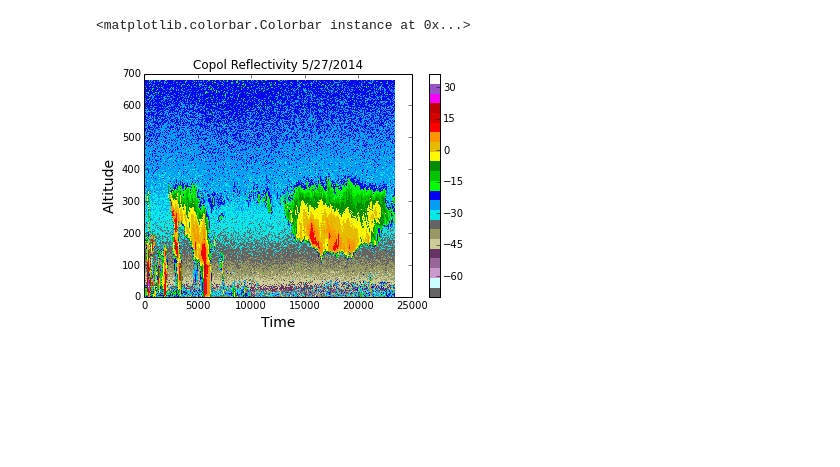
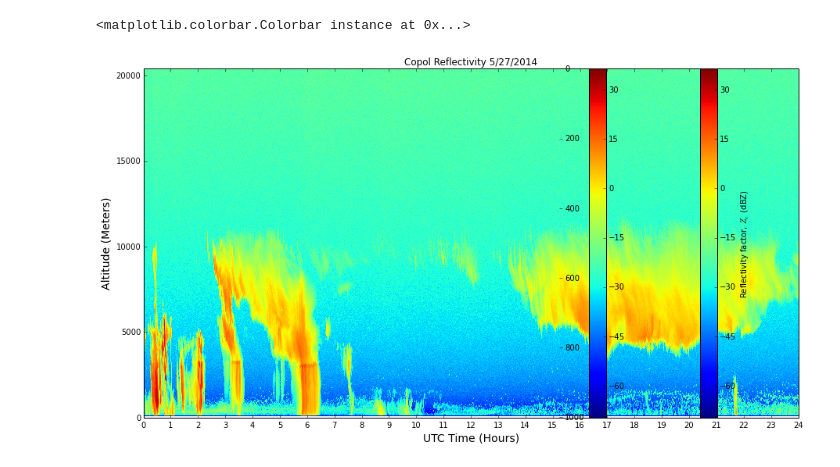
Before and after one commit to EVS-ATMOS/HRRR, a Jupyter notebook: notebooks/NetCDF Stuff-May27.ipynb, the cells around one changed output. Saved outputs shown, nothing was run; the diff lists cells and outputs as text; code cells hidden in the pictures; blank space fills up the shorter version.

```diff
--- a/notebooks/NetCDF Stuff-May27.ipynb
+++ b/notebooks/NetCDF Stuff-May27.ipynb
@@ -41,0 +61,55 @@ plt.show()
+# %%
+fig = plt.figure(figsize = [15,8])
+plt.title( 'Copol Reflectivity 5/27/2014' )
+plt.xlabel('UTC Time (Hours)',fontsize=14)
+plt.ylabel('Altitude (Meters)',fontsize=14)
+
+
+#CONVERSION?
+
+p_s = 101325 #Pa
+h = f.variables['range'][:] #m
+T = 288.15 #K
+g = 9.80665 #m/s2
+R = 8.31447 #J/molK
+M = 0.0289644 #kg/mol
+L = 0.0065 #K/m
+
+p = [(p_s*((1-((L*h[i])/T))**((g*M)/(R*L)))/100) for i in range(len(h))]
+#pc = plt.pcolormesh(np.array(day), np.array(p), f.variables['reflectivity_copol'][:].transpose(), cmap='jet')
+
+#ax.set_ylim([max(p),0])
+
+from mpl_toolkits.axes_grid1 import make_axes_locatable
+
+#axis 1
+ax1 = plt.gca()
+ax1.set_ylim([0,max(rng)])
+ax1.set_xlim([0, 24])
+majorLocator = MultipleLocator(1)
+#minorLocator = MultipleLocator(0.5)
+ax1.xaxis.set_major_locator(majorLocator)
+#ax.xaxis.set_minor_locator(minorLocator)
+majorFormatter = FormatStrFormatter('%d')
+ax1.xaxis.set_major_formatter(majorFormatter)
+
+pc1 = plt.pcolormesh(np.array(day), rng, f.variables['reflectivity_copol'][:].transpose(), cmap='jet')
+
+#axis2
+ax2 = ax1.twinx()
+ax2.set_ylim([max(p),0])
+ax2.set_xlim([0, 24])
+majorLocator = MultipleLocator(1)
+#minorLocator = MultipleLocator(0.5)
+ax2.xaxis.set_major_locator(majorLocator)
+#ax.xaxis.set_minor_locator(minorLocator)
+majorFormatter = FormatStrFormatter('%d')
+ax2.xaxis.set_major_formatter(majorFormatter)
+
+cb = plt.colorbar(mappable=pc1)
+cb.set_label(r'Reflectivity factor, $Z_e$ (dBZ)')
+#plt.tight_layout()
+plt.colorbar()
+# %% [output]
+<matplotlib.colorbar.Colorbar instance at 0x...>
+[figure, added]
@@ -45,8 +122,7 @@ plt.title( 'Copol Reflectivity 5/27/2014' )
 plt.xlabel('Time',fontsize=14)
 plt.ylabel('Altitude',fontsize=14)
 
-def radar_colormap():
-    nws_reflectivity_colors = [
+norm = mpl.colors.ListedColormap([
     "#646464", # ND
     "#ccffff", # -30
     "#cc99cc", # -25
@@ -70,14 +146,6 @@ def radar_colormap():
     "#f800fd", # 65
     "#9854c6", # 70
     "#fdfdfd" # 75
-    ]
-
-    cmap = mpl.colors.ListedColormap(nws_reflectivity_colors)
-
-    return cmap
-
-pc = plt.pcolormesh(f.variables['reflectivity_copol'][:].transpose(), cmap=radar_colormap())
-plt.colorbar(mappable=pc)
+], name='colors', N=None)
+cax = plt.pcolormesh(f.variables['reflectivity_copol'][:].transpose(),cmap=norm)
+plt.colorbar(mappable=cax, norm=norm)
-# %% [output]
-<matplotlib.colorbar.Colorbar instance at 0x...>
-[figure, removed]
```
Also changed, not shown: parts of 4 cells of this notebook, 1 other file.
